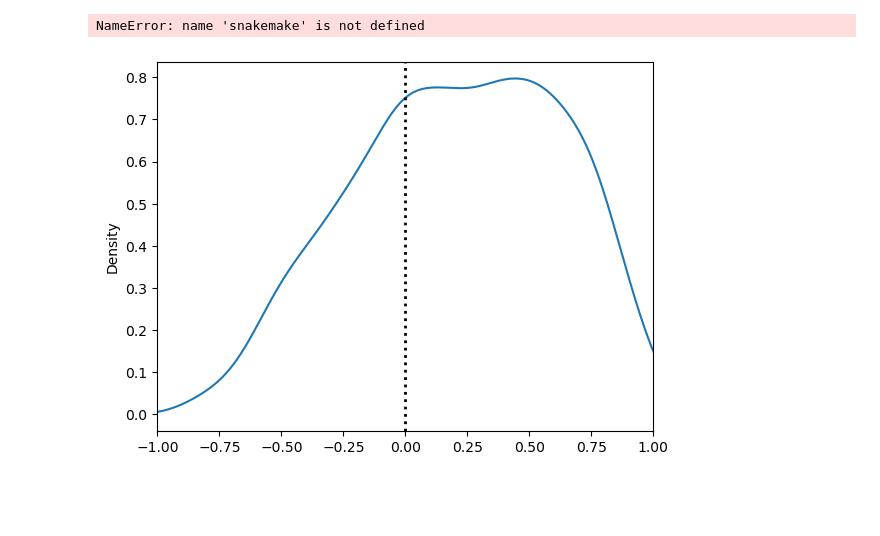
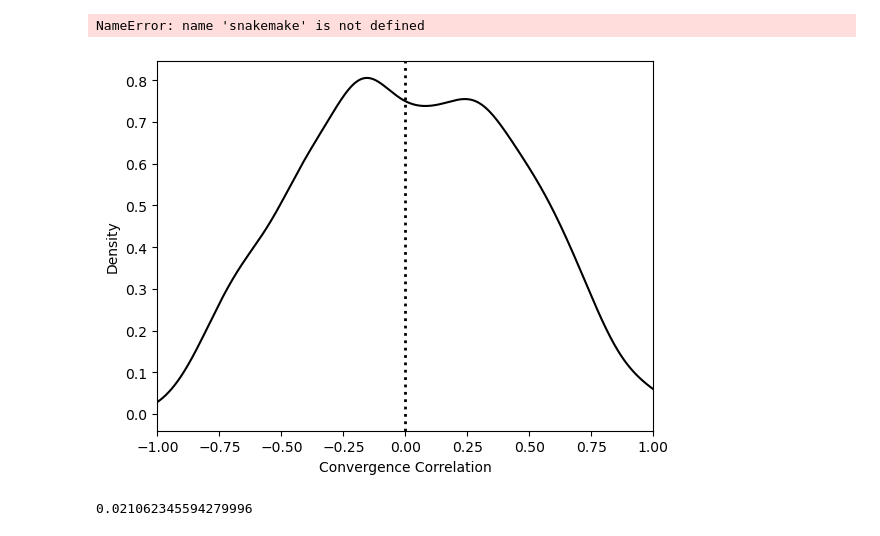
Before and after one commit to jennifercasavant-beep/surp2026-covariances, a Jupyter notebook: snakemake_workflow/workflow/notebooks/SLiM_sim_process.ipynb, the cells around one changed output. Drawn from its saved outputs; the diff is of its cells as text; code cells hidden in the pictures; blank space fills up the shorter version.

Commit message:
running simulations and plotting density distributions under varying parameters (selfing vs outcrossing, increasing N)

```diff
--- a/snakemake_workflow/workflow/notebooks/SLiM_sim_process.ipynb
+++ b/snakemake_workflow/workflow/notebooks/SLiM_sim_process.ipynb
@@ -136,15 +136,19 @@ for file in file_paths:
 # %% [output]
 NameError: name 'snakemake' is not defined
 # %%
-import matplotlib.pyplot as plt
-%matplotlib inline
-sim_convergences = pd.read_csv("../../simulated_conv_corr_snakeflow.csv")
-sim_convergences[sim_convergences['year']==15001]['convergence_correlation'].plot.kde()
-plt.axvline(x=0, color='black', linestyle=':', linewidth=2)
+# import matplotlib.pyplot as plt
+# %matplotlib inline
+# sim_convergences = pd.read_csv("../../simulated_conv_corr_snakeflow.csv")
+# sim_convergences[sim_convergences['year']==15003]['convergence_correlation'].plot.density(color="black")
 
-plt.xlim(-1, 1)
-plt.savefig("snakemake_sim_selfing_95.pdf", bbox_inches='tight', dpi=300)
-plt.show()
-# sum(sim_convergences['convergence_correlation'] > 1)
+# plt.axvline(x=0, color='black', linestyle=':', linewidth=2)
+
+# plt.xlim(-1, 1)
+# plt.xlabel("Convergence Correlation")
+# plt.savefig("../Figures/11-18/snakemake_sim_out_year2_11-18.pdf", bbox_inches='tight', dpi=300)
+# plt.show()
+# np.mean(sim_convergences[sim_convergences['year']==15003]['convergence_correlation'])
+# #sum(sim_convergences['convergence_correlation'] == 1)
 # %% [output]
-[figure, old version]
+[figure, new version]
+0.021062345594279996
```
Also changed, not shown: 7 other files.
